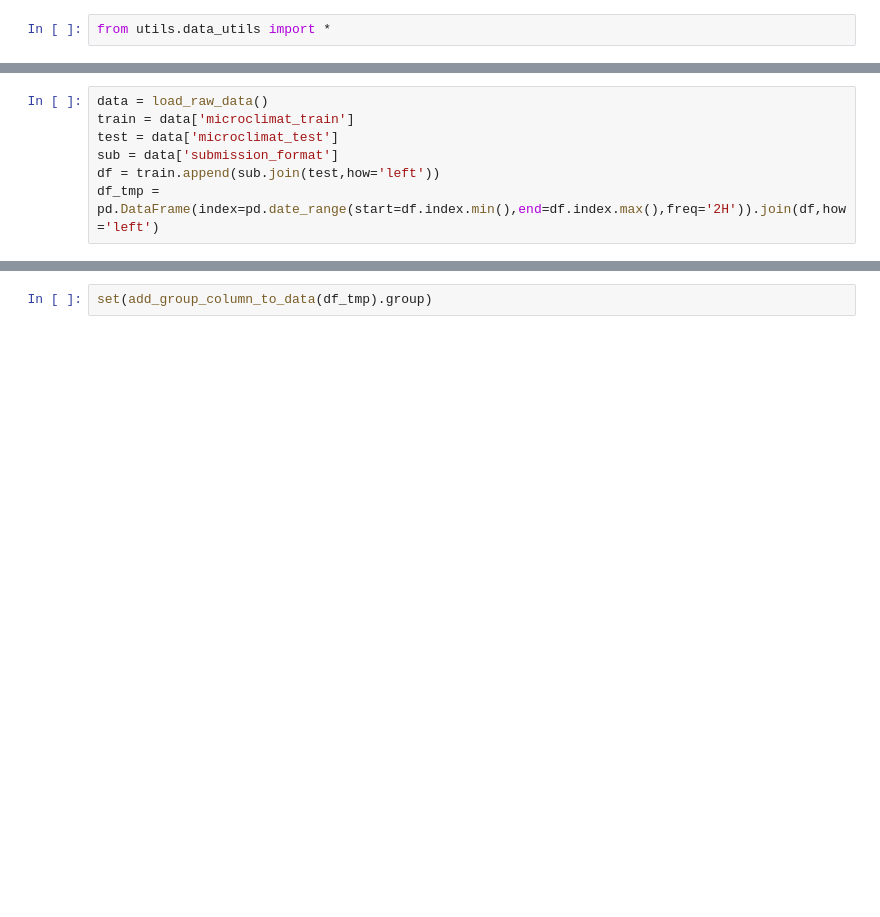
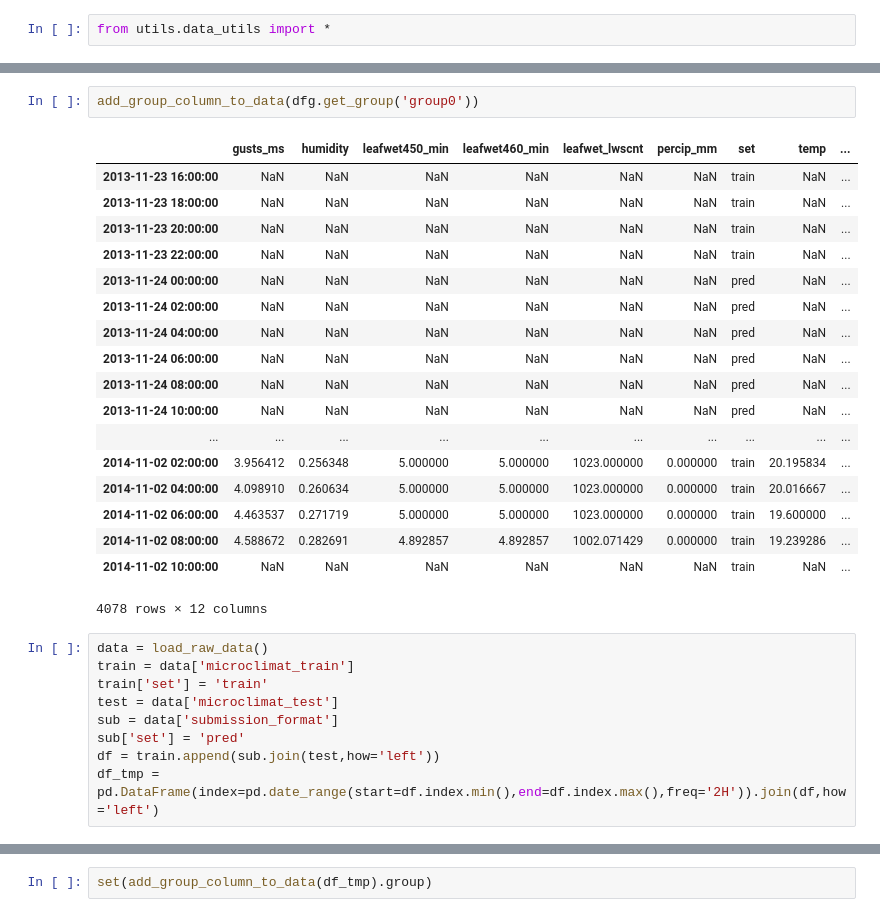
Before and after one commit to cthorey/fognet, a Jupyter notebook: design_data.ipynb, the cells around one changed output, grey strips where cells are left out. Drawn from its saved outputs; the diff is of its cells as text; blank space fills up the shorter version.

```diff
--- a/design_data.ipynb
+++ b/design_data.ipynb
@@ -21,7 +120,30 @@ from utils.data_utils import *
+# %%
+add_group_column_to_data(dfg.get_group('group0'))
+# %% [output]
+|  | gusts_ms | humidity | leafwet450_min | leafwet460_min | leafwet_lwscnt | percip_mm | set | temp | ... |
+| 2013-11-23 16:00:00 | NaN | NaN | NaN | NaN | NaN | NaN | train | NaN | ... |
+| 2013-11-23 18:00:00 | NaN | NaN | NaN | NaN | NaN | NaN | train | NaN | ... |
+| 2013-11-23 20:00:00 | NaN | NaN | NaN | NaN | NaN | NaN | train | NaN | ... |
+| 2013-11-23 22:00:00 | NaN | NaN | NaN | NaN | NaN | NaN | train | NaN | ... |
+| 2013-11-24 00:00:00 | NaN | NaN | NaN | NaN | NaN | NaN | pred | NaN | ... |
+| 2013-11-24 02:00:00 | NaN | NaN | NaN | NaN | NaN | NaN | pred | NaN | ... |
+| 2013-11-24 04:00:00 | NaN | NaN | NaN | NaN | NaN | NaN | pred | NaN | ... |
+| 2013-11-24 06:00:00 | NaN | NaN | NaN | NaN | NaN | NaN | pred | NaN | ... |
+| 2013-11-24 08:00:00 | NaN | NaN | NaN | NaN | NaN | NaN | pred | NaN | ... |
+| 2013-11-24 10:00:00 | NaN | NaN | NaN | NaN | NaN | NaN | pred | NaN | ... |
+| ... | ... | ... | ... | ... | ... | ... | ... | ... | ... |
+| 2014-11-02 02:00:00 | 3.956412 | 0.256348 | 5.000000 | 5.000000 | 1023.000000 | 0.000000 | train | 20.195834 | ... |
+| 2014-11-02 04:00:00 | 4.098910 | 0.260634 | 5.000000 | 5.000000 | 1023.000000 | 0.000000 | train | 20.016667 | ... |
+| 2014-11-02 06:00:00 | 4.463537 | 0.271719 | 5.000000 | 5.000000 | 1023.000000 | 0.000000 | train | 19.600000 | ... |
+| 2014-11-02 08:00:00 | 4.588672 | 0.282691 | 4.892857 | 4.892857 | 1002.071429 | 0.000000 | train | 19.239286 | ... |
+| 2014-11-02 10:00:00 | NaN | NaN | NaN | NaN | NaN | NaN | train | NaN | ... |
+4078 rows × 12 columns
 # %%
 data = load_raw_data()
 train = data['microclimat_train']
+train['set'] = 'train'
 test = data['microclimat_test']
 sub = data['submission_format']
+sub['set'] = 'pred'
 df = train.append(sub.join(test,how='left'))
 df_tmp = pd.DataFrame(index=pd.date_range(start=df.index.min(),end=df.index.max(),freq='2H')).join(df,how='left')
```
Also changed, not shown: parts of 23 cells of this notebook, 25 other files.
